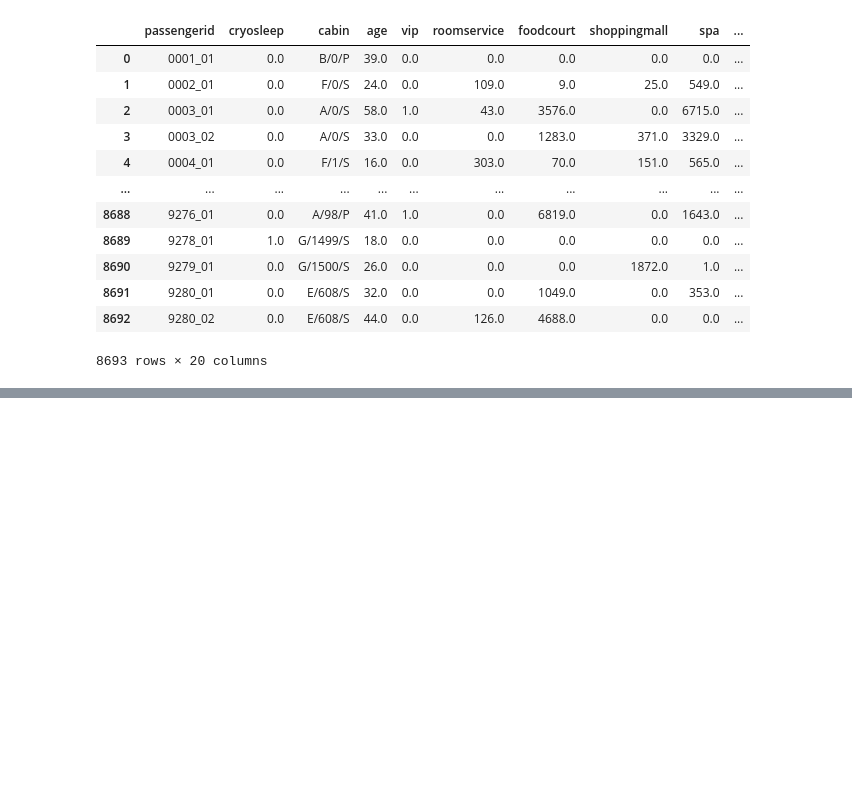
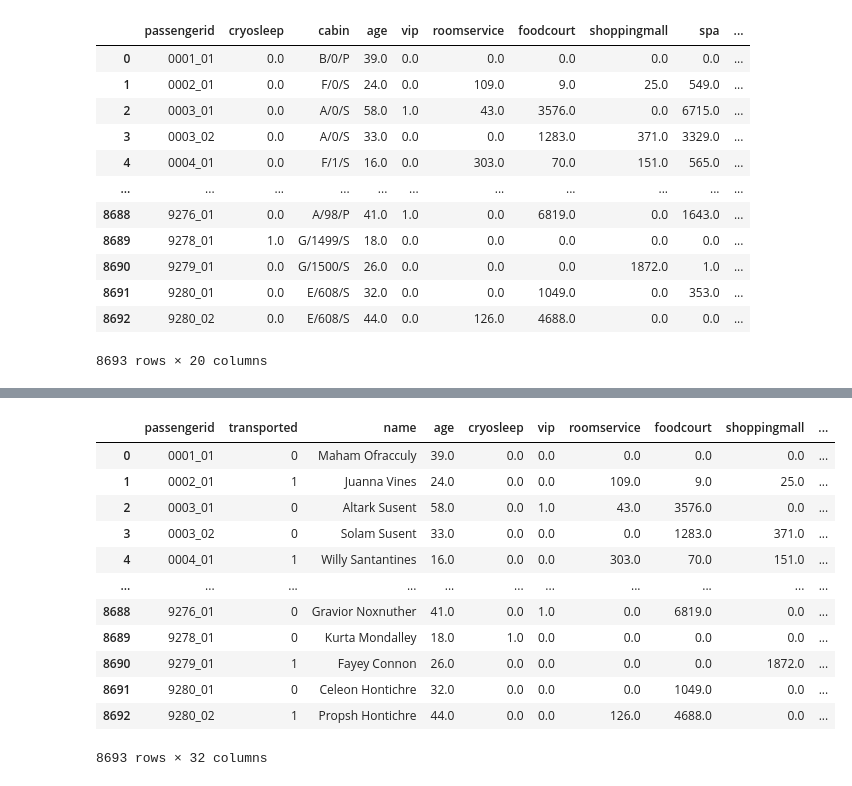
Before and after one commit to plamensve/MACHINE_LEARNING_SOFTUNI, a Jupyter notebook: 01_spaceship_titanic/main_notebook.ipynb, the cells around one changed output, grey strips where cells are left out. Drawn from its saved outputs; the diff is of its cells as text; code cells hidden in the pictures; blank space fills up the shorter version.

```diff
--- a/01_spaceship_titanic/main_notebook.ipynb
+++ b/01_spaceship_titanic/main_notebook.ipynb
@@ -155,0 +200,27 @@ train_data.shape
+# %%
+desired_order = ['passengerid', 'transported', 'name', 'age',
+                 'cryosleep', 'vip',
+                 'roomservice', 'foodcourt', 'shoppingmall', 'spa', 'vrdeck',
+                 'homeplanet_earth', 'homeplanet_europa', 'homeplanet_mars', 'homeplanet_nan',
+                 'destination_55_cancri_e', 'destination_pso_j318_5_22', 'destination_trappist_1e', 'destination_nan',
+                 'deck_A', 'deck_B', 'deck_C', 'deck_D', 'deck_E', 'deck_F', 'deck_G', 'deck_T', 'deck_nan',
+                 'num',
+                 'side_P', 'side_S', 'side_nan'
+                 ]
+# %%
+train_data_final = train_data_final[desired_order]
+train_data_final
+# %% [output]
+|  | passengerid | transported | name | age | cryosleep | vip | roomservice | foodcourt | shoppingmall | ... |
+| 0 | 0001_01 | 0 | Maham Ofracculy | 39.0 | 0.0 | 0.0 | 0.0 | 0.0 | 0.0 | ... |
+| 1 | 0002_01 | 1 | Juanna Vines | 24.0 | 0.0 | 0.0 | 109.0 | 9.0 | 25.0 | ... |
+| 2 | 0003_01 | 0 | Altark Susent | 58.0 | 0.0 | 1.0 | 43.0 | 3576.0 | 0.0 | ... |
+| 3 | 0003_02 | 0 | Solam Susent | 33.0 | 0.0 | 0.0 | 0.0 | 1283.0 | 371.0 | ... |
+| 4 | 0004_01 | 1 | Willy Santantines | 16.0 | 0.0 | 0.0 | 303.0 | 70.0 | 151.0 | ... |
+| ... | ... | ... | ... | ... | ... | ... | ... | ... | ... | ... |
+| 8688 | 9276_01 | 0 | Gravior Noxnuther | 41.0 | 0.0 | 1.0 | 0.0 | 6819.0 | 0.0 | ... |
+| 8689 | 9278_01 | 0 | Kurta Mondalley | 18.0 | 1.0 | 0.0 | 0.0 | 0.0 | 0.0 | ... |
+| 8690 | 9279_01 | 1 | Fayey Connon | 26.0 | 0.0 | 0.0 | 0.0 | 0.0 | 1872.0 | ... |
+| 8691 | 9280_01 | 0 | Celeon Hontichre | 32.0 | 0.0 | 0.0 | 0.0 | 1049.0 | 0.0 | ... |
+| 8692 | 9280_02 | 1 | Propsh Hontichre | 44.0 | 0.0 | 0.0 | 126.0 | 4688.0 | 0.0 | ... |
+8693 rows × 32 columns
```
Also changed, not shown: parts of 24 cells of this notebook.
